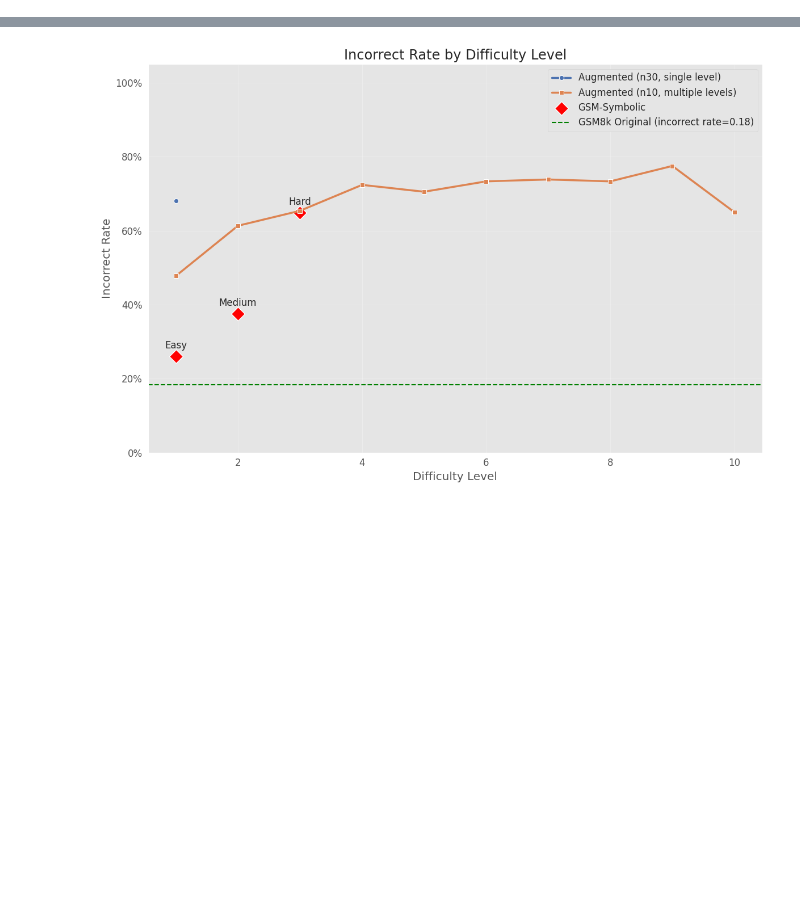
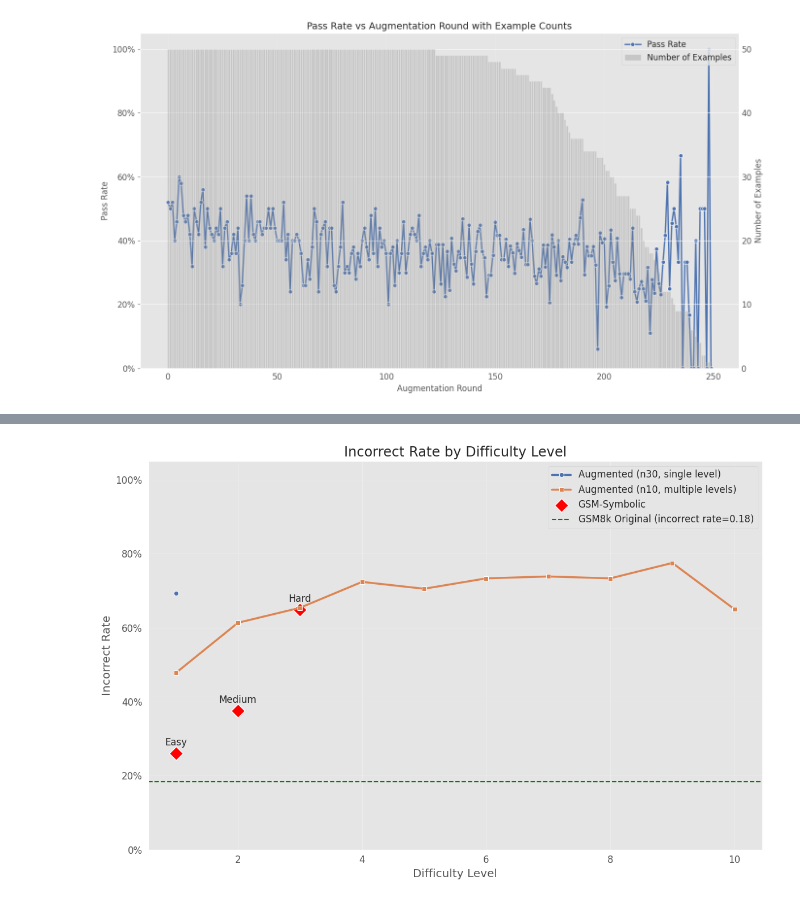
Before and after one commit to mannesm/complex-task-gen, a Jupyter notebook: actual_project/pipelines/eval/augmentation_evaluation.ipynb, the cells around one changed output, grey strips where cells are left out. Cells and saved outputs as stored; diff of their text form; code cells hidden in the pictures; blank space fills up the shorter version.

Commit message:
Refactor augmentation and evaluation pipelines with improved model configurations and batch processing

```diff
--- a/actual_project/pipelines/eval/augmentation_evaluation.ipynb
+++ b/actual_project/pipelines/eval/augmentation_evaluation.ipynb
@@ -44,3 +77,7 @@ for file_path in file_paths:
+# %%
+df_256_all = dataframes['df_n256_all_eval_result_len_10350']
+# Create the rolling count per source_idx
+df_256_all['augmentation_round'] = df_256_all.groupby('source_idx').cumcount()
 # %%
 # Helper function for pass@k with n_augmented samples
 def calculate_pass_at_k_at_n_augmented(predictions_list, n_augmented, repetitions=100):
@@ -132,0 +170,70 @@ plt.show()
+# %%
+import numpy as np
+import pandas as pd
+import matplotlib.pyplot as plt
+import seaborn as sns
+from matplotlib.ticker import PercentFormatter
+
+# 1. Compute pass rate and counts per augmentation round
+pass_rate_df = (
+    df_256_all.groupby('augmentation_round')
+    .agg(pass_rate=('passed', 'mean'), count=('passed', 'size'))
+    .reset_index()
+)
+
+# 2. Create the plot
+plt.figure(figsize=(14, 8))
+ax1 = plt.gca()  # primary axis for pass rate
+
+# Lineplot: Pass rate
+sns.lineplot(
+    data=pass_rate_df,
+    x='augmentation_round',
+    y='pass_rate',
+    marker='o',
+    linewidth=2.0,
+    label='Pass Rate',
+    ax=ax1
+)
+
+# Plot formatting for pass rate
+ax1.set_ylabel('Pass Rate', fontsize=12)
+ax1.set_ylim(0, 1.05)
+ax1.yaxis.set_major_formatter(PercentFormatter(1.0))
+
+# X-axis label
+ax1.set_xlabel('Augmentation Round', fontsize=12)
+
+# Title
+ax1.set_title('Pass Rate vs Augmentation Round with Example Counts', fontsize=14)
+
+# 3. Secondary axis for count bars
+ax2 = ax1.twinx()
+
+# Barplot: Number of examples
+ax2.bar(
+    pass_rate_df['augmentation_round'],
+    pass_rate_df['count'],
+    alpha=0.3,
+    color='gray',
+    label='Number of Examples'
+)
+
+# Y-axis formatting for count
+ax2.set_ylabel('Number of Examples', fontsize=12)
+ax2.tick_params(axis='y', which='both', length=0)
+
+# 4. Combine legends
+lines_labels = ax1.get_legend_handles_labels()
+bars_labels = ax2.get_legend_handles_labels()
+ax1.legend(lines_labels[0] + bars_labels[0],
+           lines_labels[1] + bars_labels[1],
+           loc='upper right')
+
+# 5. Final formatting
+ax1.grid(True, alpha=0.3)
+plt.tight_layout()
+plt.savefig('pass_rate_vs_augmentation_round.png', dpi=300)
+plt.show()
+# %% [output]
+[figure, added]
```
Also changed, not shown: parts of 14 cells of this notebook, 9 other files.
